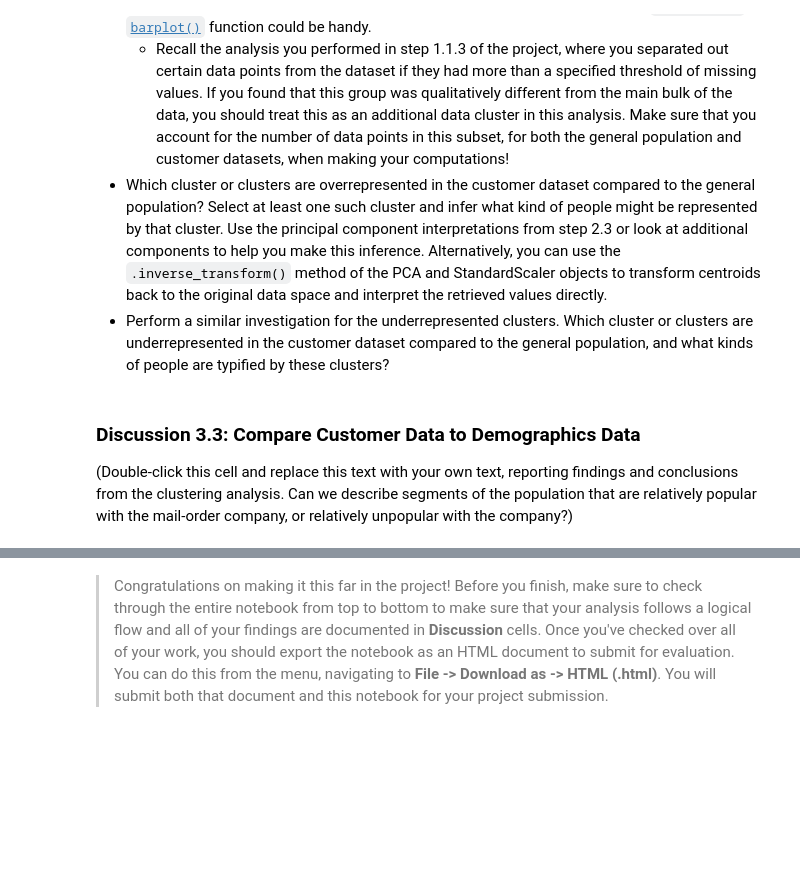
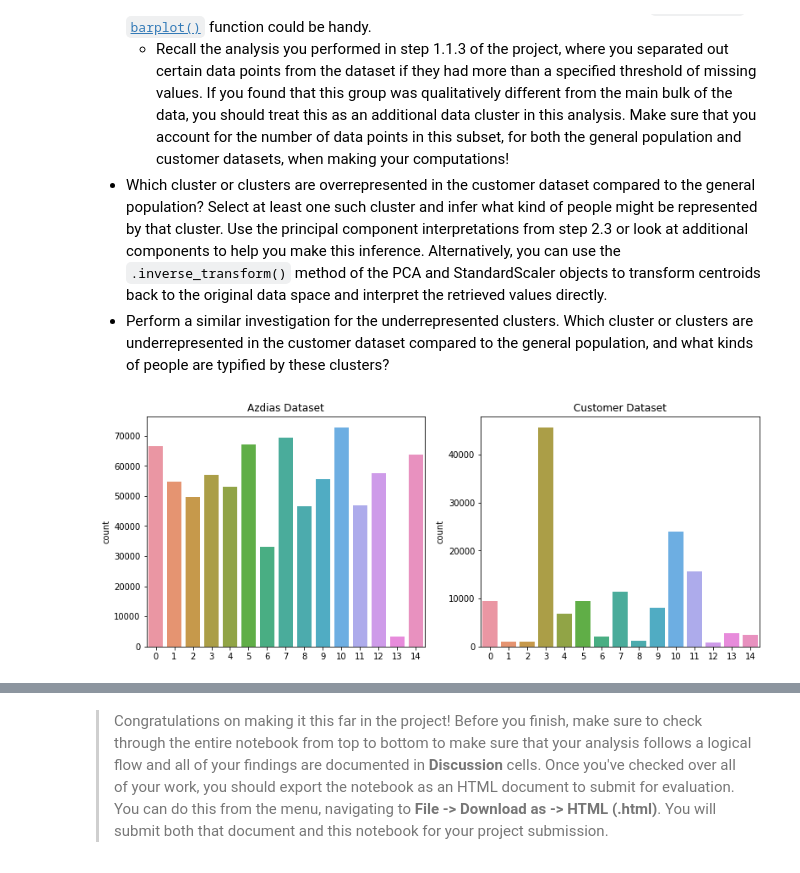
Before and after one commit to facodi/Identify_Customer_Segments, a Jupyter notebook: Identify_Customer_Segments.ipynb, the cells around one changed output, grey strips where cells are left out. Saved outputs shown, nothing was run; the diff lists cells and outputs as text; code cells hidden in the pictures; blank space fills up the shorter version.

```diff
--- a/Identify_Customer_Segments.ipynb
+++ b/Identify_Customer_Segments.ipynb
@@ -1182,0 +1393,7 @@ customers =
+# %%
+# Using the Imputer
+customer_imputed = pd.DataFrame(imputer.transform(customer_new), index=customer_new.index, columns=customer_new.columns)
+# %%
+# Using Scaler
+customer_scaled = pd.DataFrame(scaler.transform(customer_imputed),index=customer_imputed.index, columns=customer_imputed.columns)
+customer_scaled.head()
@@ -1182,0 +1407,3 @@ customers =
+# %%
+# Applying PCA to the customer dataset
+customer_pca = pca.transform(customer_scaled)
@@ -1183,3 +1414,6 @@ customers =
+# %%
+# Applying the Kmeans to the customer_pca
+customer_predictions = model.predict(customer_pca)
 # %% [markdown]
 ### Step 3.3: Compare Customer Data to Demographics Data
 
@@ -1196,6 +1430,15 @@ Take a look at the following points in this step:
 # %%
 # Compare the proportion of data in each cluster for the customer data to the
 # proportion of data in each cluster for the general population.
+
+fig, (ax1,ax2) = plt.subplots(1,2, figsize=(13,5))
+sns.countplot(predictions, ax=ax1)
+ax1.set_title('Azdias Dataset')
+sns.countplot(customer_predictions, ax=ax2)
+ax2.set_title('Customer Dataset')
+plt.show()
+# %% [output]
+[figure, added]
 # %%
 # What kinds of people are part of a cluster that is overrepresented in the
 # customer data compared to the general population?
@@ -1205,4 +1453,0 @@ Take a look at the following points in this step:
-# %% [markdown]
-### Discussion 3.3: Compare Customer Data to Demographics Data
-
-(Double-click this cell and replace this text with your own text, reporting findings and conclusions from the clustering analysis. Can we describe segments of the population that are relatively popular with the mail-order company, or relatively unpopular with the company?)
```
Also changed, not shown: parts of 48 cells of this notebook.
